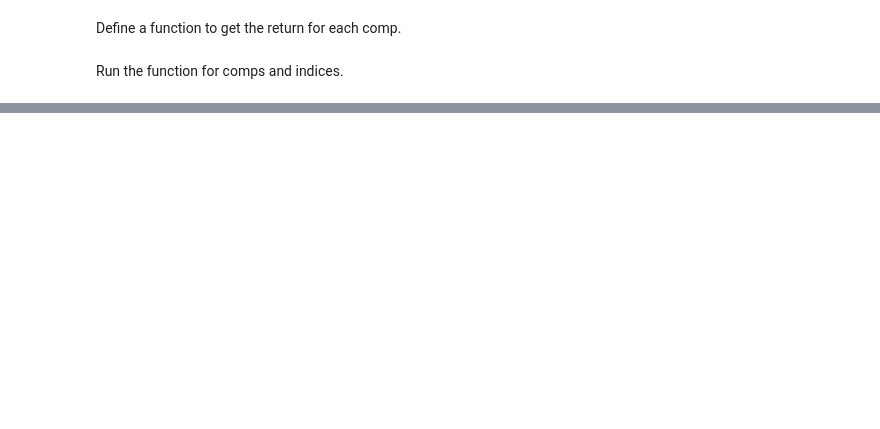
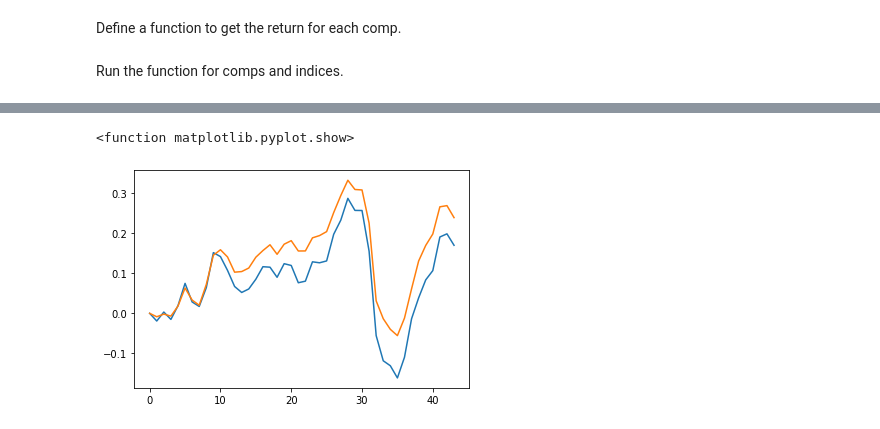
Before and after one commit to zdanielshi/data_science_LFZ, a Jupyter notebook: RELY_ANALYSIS.ipynb, the cells around one changed output, grey strips where cells are left out. Cells and saved outputs as stored; diff of their text form; code cells hidden in the pictures; blank space fills up the shorter version.

```diff
--- a/RELY_ANALYSIS.ipynb
+++ b/RELY_ANALYSIS.ipynb
@@ -87,0 +113,20 @@ plt.show
+# %%
+for i in rely_returns:
+  print(str(round(i * 100, 2)) + "%")
+# %%
+rely_spy_relative = []
+for i in range(len(rely_returns)):
+  rely_spy_relative.append(rely_returns[i] - spy_returns[i])
+
+plt.plot(rely_spy_relative)
+plt.show
+
+rely_nasdaq100_relative = []
+for i in range(len(rely_returns)):
+  rely_nasdaq100_relative.append(rely_returns[i] - nasdaq_100_returns[i])
+
+plt.plot(rely_nasdaq100_relative)
+plt.show
+# %% [output]
+<function matplotlib.pyplot.show>
+[figure, added]
```
Also changed, not shown: parts of 6 cells of this notebook.
